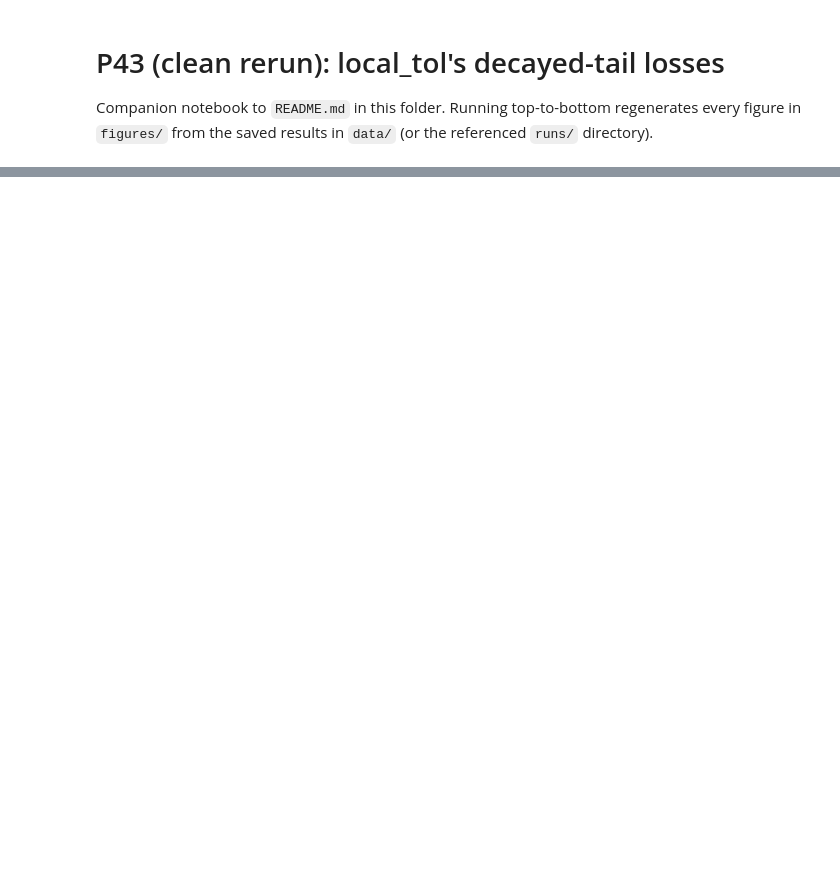
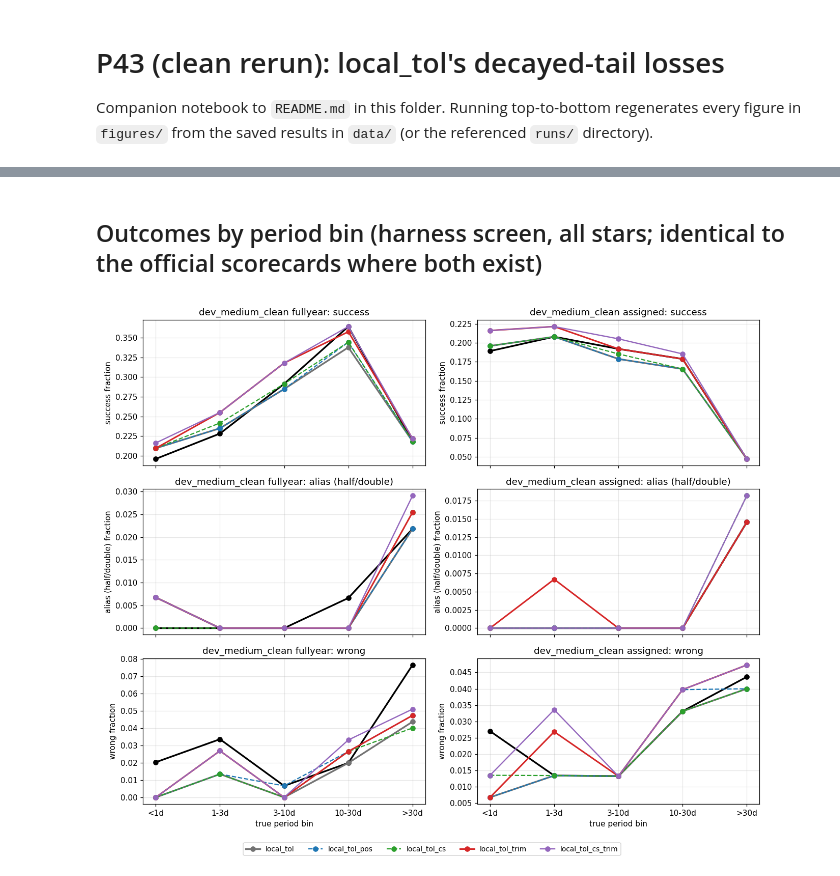
Before and after one commit to rae-holcomb/ss_redevelopment, a Jupyter notebook: reports/2026-11-16_p43-clean-rerun/notebook.ipynb, the cells around one changed output, grey strips where cells are left out. Cells and saved outputs as stored; diff of their text form; code cells hidden in the pictures; blank space fills up the shorter version.

```diff
--- a/reports/2026-11-16_p43-clean-rerun/notebook.ipynb
+++ b/reports/2026-11-16_p43-clean-rerun/notebook.ipynb
@@ -30,0 +23,9 @@ One section per figure in the README, same order.
+# %%
+import importlib, sys
+from IPython.display import Image, display
+R = REPO / 'reports' / '2026-11-16_p43-clean-rerun'
+sys.path.insert(0, str(R))
+import analysis as A
+importlib.reload(A)
+summary = pd.read_csv(R / 'data' / 'summary_table.csv')
+summary.round(3)
@@ -30,0 +52,6 @@ One section per figure in the README, same order.
+# %% [markdown]
+## Outcomes by period bin (harness screen, all stars; identical to the official scorecards where both exist)
+# %%
+A.fig_bins(); display(Image(R / 'figures' / 'fig_bins.png'))
+# %% [output]
+[figure, added]
```
Also changed, not shown: parts of 16 cells of this notebook, 49 other files.
